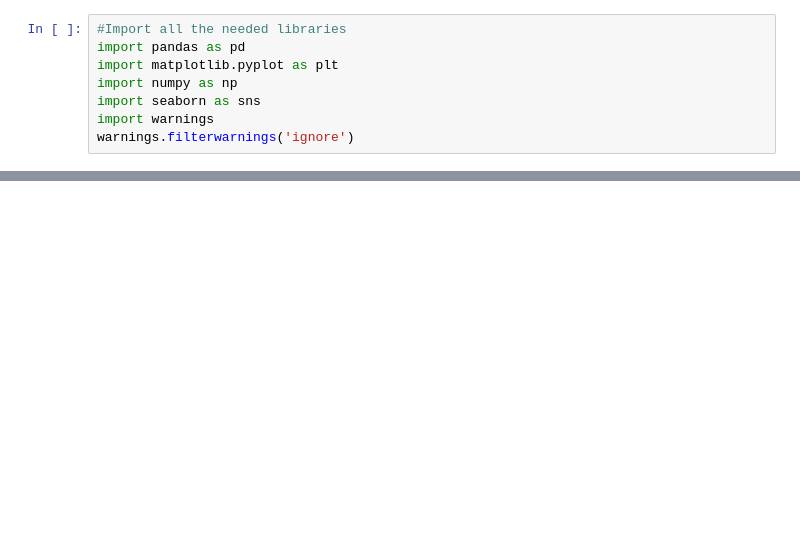
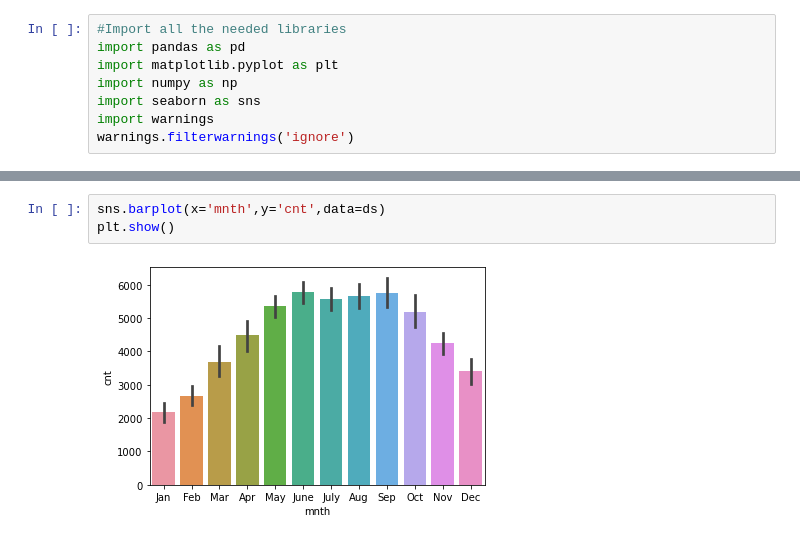
Before and after one commit to Sreedhar103/LinearRegression, a Jupyter notebook: LinearRegression_Sreedhar_Gunda.ipynb, the cells around one changed output, grey strips where cells are left out. Drawn from its saved outputs; the diff is of its cells as text; blank space fills up the shorter version.

```diff
--- a/LinearRegression_Sreedhar_Gunda.ipynb
+++ b/LinearRegression_Sreedhar_Gunda.ipynb
@@ -19,0 +107,5 @@ ds = pd.read_csv("loan.csv")
+# %%
+sns.barplot(x='mnth',y='cnt',data=ds)
+plt.show()
+# %% [output]
+[figure, added]
```
Also changed, not shown: parts of 123 cells of this notebook, 2 other files.
